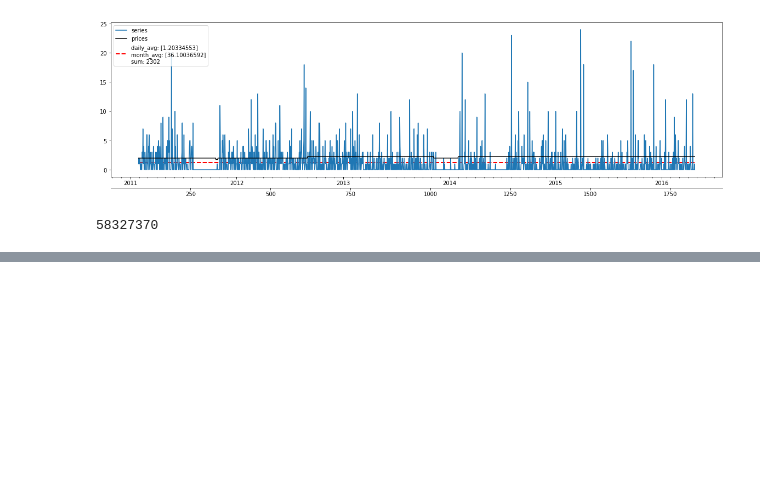
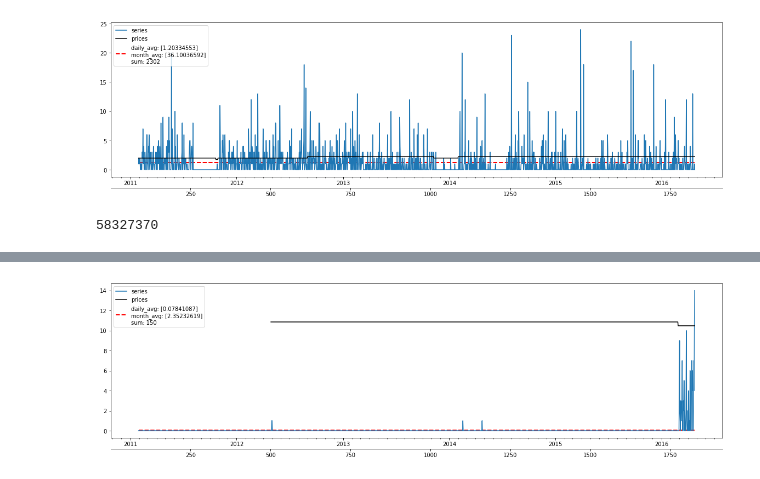
Before and after one commit to cluePrints/data-sci-fience, a Jupyter notebook: m5-forecasting-accuracy/0100. EDA.ipynb, the cells around one changed output, grey strips where cells are left out. Cells and saved outputs as stored; diff of their text form; code cells hidden in the pictures; blank space fills up the shorter version.

```diff
--- a/m5-forecasting-accuracy/0100. EDA.ipynb
+++ b/m5-forecasting-accuracy/0100. EDA.ipynb
@@ -801,0 +806,5 @@ len(df_sales_train_melt)
+# %%
+# looks sporadic to me
+plot_item_series(df_sales_train_melt, 'HOUSEHOLD_1_032_CA_3_validation')
+# %% [output]
+[figure, added]
```
Also changed, not shown: parts of 33 cells of this notebook.
